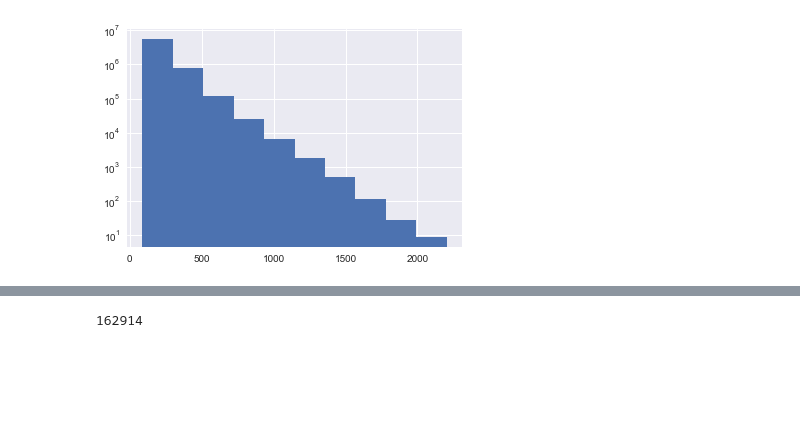
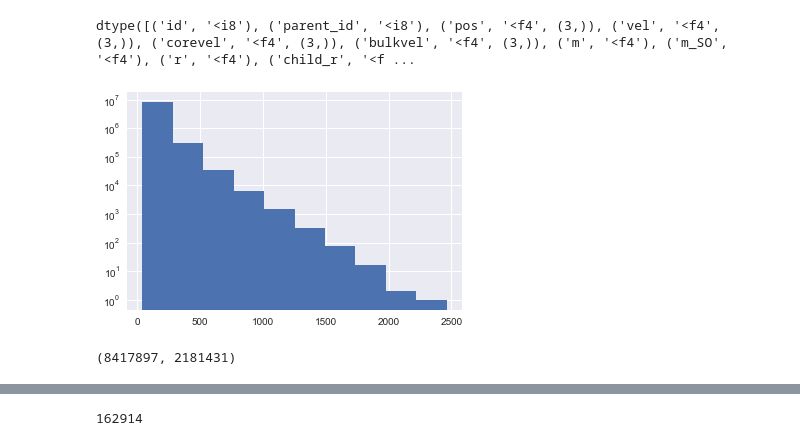
Before and after one commit to forero/abacus, a Jupyter notebook: nb/explore.ipynb, the cells around one changed output, grey strips where cells are left out. Cells and saved outputs as stored; diff of their text form; code cells hidden in the pictures; blank space fills up the shorter version.

```diff
--- a/nb/explore.ipynb
+++ b/nb/explore.ipynb
@@ -19,0 +7,8 @@ sigma_v = halo_data['vcirc_max']
+# %%
+rock_data = ach.read_halos_Rockstar("../data/AbacusCosmos_720box_planck_00_0_rockstar_halos/z0.1/")
+# %%
+rock_data.dtype
+# %% [output]
+dtype([('id', '<i8'), ('parent_id', '<i8'), ('pos', '<f4', (3,)), ('vel', '<f4', (3,)), ('corevel', '<f4', (3,)), ('bulkvel', '<f4', (3,)), ('m', '<f4'), ('m_SO', '<f4'), ('r', '<f4'), ('child_r', '<f ...
+# %%
+vmax = rock_data['vmax']
@@ -20,4 +17,8 @@ sigma_v = halo_data['vcirc_max']
 # %%
-_ = plt.hist(sigma_v, log=True)
+_ = plt.hist(vmax, log=True)
 # %% [output]
-[figure, old version]
+[figure, new version]
+# %%
+len(vmax), np.count_nonzero(vmax>150.0)
+# %% [output]
+(8417897, 2181431)
```
Also changed, not shown: parts of 6 cells of this notebook, 2 other files.
